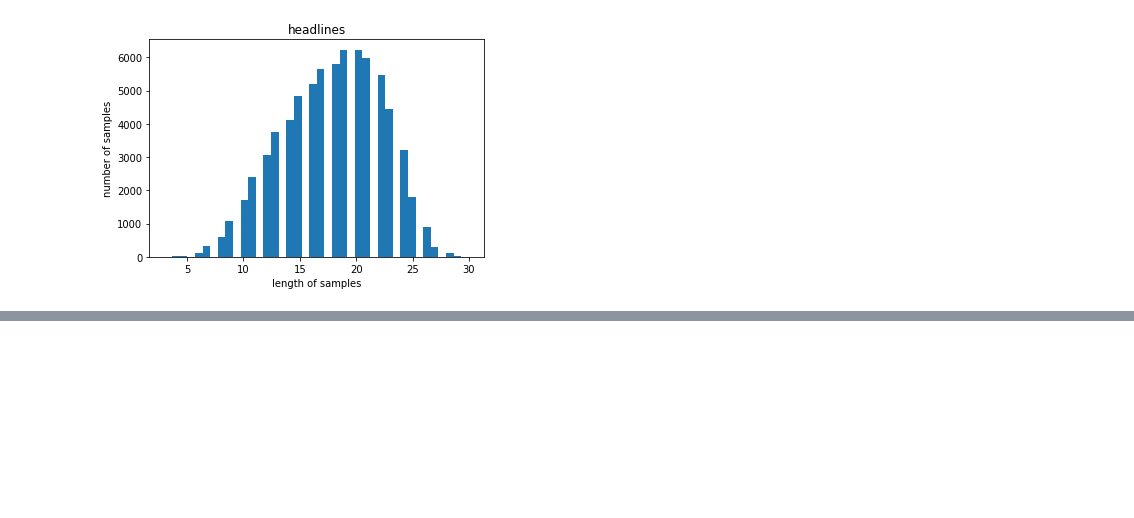
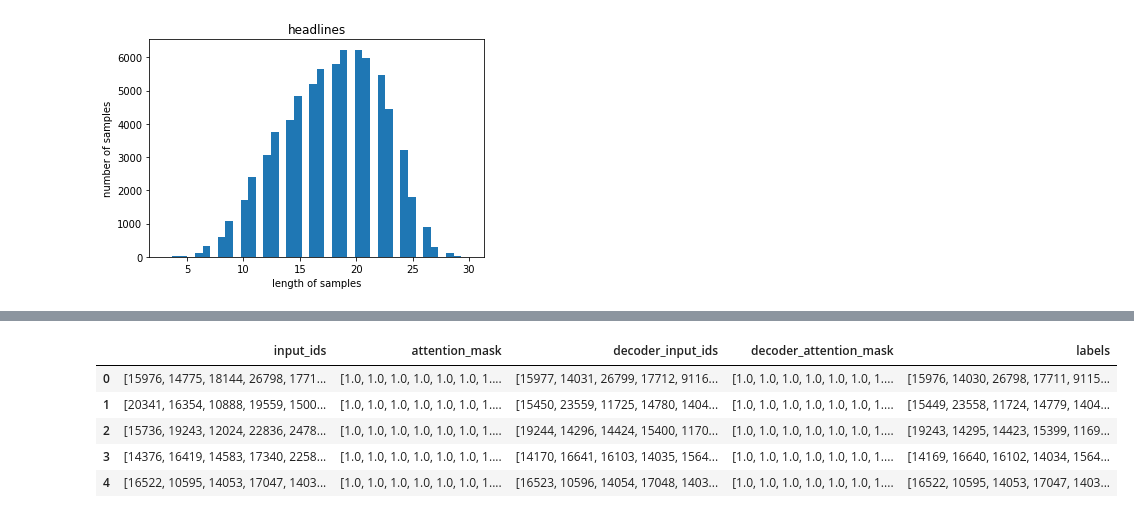
Before and after one commit to jx-dohwan/poc, a Jupyter notebook: koBART_modelling.ipynb, the cells around one changed output, grey strips where cells are left out. Cells and saved outputs as stored; diff of their text form; code cells hidden in the pictures; blank space fills up the shorter version.

```diff
--- a/koBART_modelling.ipynb
+++ b/koBART_modelling.ipynb
@@ -233,3 +267,6 @@ def tokenizer_data(inputs_data, target_data, encoder_max_length, decoder_max_len
 # %%
 train_inputs =\
 tokenizer_data(train_df['input_documant'], train_df['sentence_20%'], encoder_max_length, decoder_max_length, ignore_index )
+# %%
+test_inputs =\
+tokenizer_data(test_df['input_documant'], test_df['sentence_20%'], encoder_max_length, decoder_max_length, ignore_index )
@@ -235,0 +320,12 @@ tokenizer_data(train_df['input_documant'], train_df['sentence_20%'], encoder_max
+# %%
+test_inputs_df = pd.DataFrame(zip(test_inputs['input_ids'], test_inputs['attention_mask'], test_inputs['decoder_input_ids']\
+                              , test_inputs['decoder_attention_mask'], test_inputs['labels']),\
+                               columns=['input_ids','attention_mask', 'decoder_input_ids', 'decoder_attention_mask', 'labels'])
+test_inputs_df.head()
+# %% [output]
+|  | input_ids | attention_mask | decoder_input_ids | decoder_attention_mask | labels |
+| 0 | [15976, 14775, 18144, 26798, 1771... | [1.0, 1.0, 1.0, 1.0, 1.0, 1.0, 1.... | [15977, 14031, 26799, 17712, 9116... | [1.0, 1.0, 1.0, 1.0, 1.0, 1.0, 1.... | [15976, 14030, 26798, 17711, 9115... |
+| 1 | [20341, 16354, 10888, 19559, 1500... | [1.0, 1.0, 1.0, 1.0, 1.0, 1.0, 1.... | [15450, 23559, 11725, 14780, 1404... | [1.0, 1.0, 1.0, 1.0, 1.0, 1.0, 1.... | [15449, 23558, 11724, 14779, 1404... |
+| 2 | [15736, 19243, 12024, 22836, 2478... | [1.0, 1.0, 1.0, 1.0, 1.0, 1.0, 1.... | [19244, 14296, 14424, 15400, 1170... | [1.0, 1.0, 1.0, 1.0, 1.0, 1.0, 1.... | [19243, 14295, 14423, 15399, 1169... |
+| 3 | [14376, 16419, 14583, 17340, 2258... | [1.0, 1.0, 1.0, 1.0, 1.0, 1.0, 1.... | [14170, 16641, 16103, 14035, 1564... | [1.0, 1.0, 1.0, 1.0, 1.0, 1.0, 1.... | [14169, 16640, 16102, 14034, 1564... |
+| 4 | [16522, 10595, 14053, 17047, 1403... | [1.0, 1.0, 1.0, 1.0, 1.0, 1.0, 1.... | [16523, 10596, 14054, 17048, 1403... | [1.0, 1.0, 1.0, 1.0, 1.0, 1.0, 1.... | [16522, 10595, 14053, 17047, 1403... |
```
Also changed, not shown: parts of 36 cells of this notebook.
